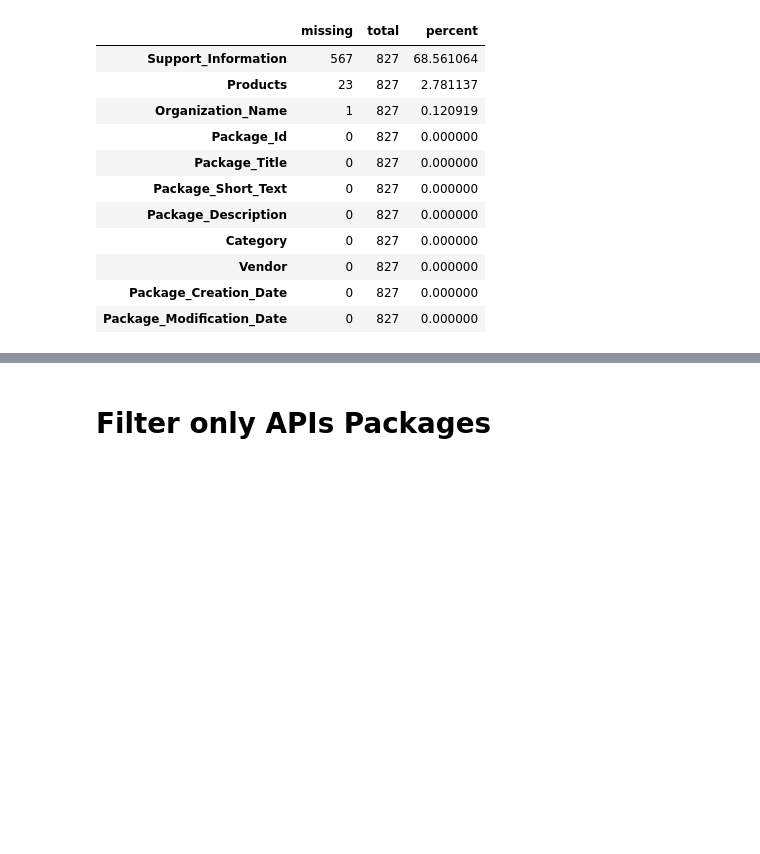
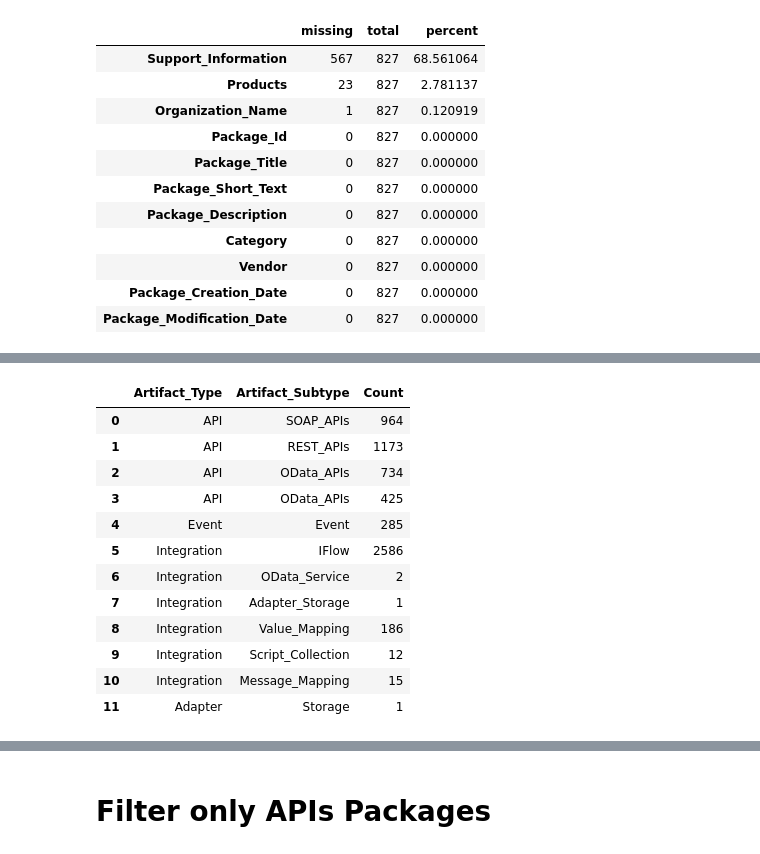
Before and after one commit to sapslcm/Git_Repository_Sudhir, a Jupyter notebook: SAP API Hub/API_Hub_API_Content_Parsing - Version 3.ipynb, the cells around one changed output, grey strips where cells are left out. Drawn from its saved outputs; the diff is of its cells as text; code cells hidden in the pictures; blank space fills up the shorter version.

Commit message:
Working code for artifact types with Manoj API

```diff
--- a/SAP API Hub/API_Hub_API_Content_Parsing - Version 3.ipynb
+++ b/SAP API Hub/API_Hub_API_Content_Parsing - Version 3.ipynb
@@ -143,0 +325,3 @@ plt.show()
+# %%
+response_artifacts = requests.get("https://api.sap.com/api/1.0/containergroup/ContentTypes?$expand=containers?$format=json")
+response_artifacts
@@ -143,0 +354,4 @@ plt.show()
+# %%
+import json
+API_Aggregation = json.loads(response_artifacts.json()['containers'][0]['aggregation'])
+API_Aggregation
@@ -143,0 +377,87 @@ plt.show()
+# %%
+df_artifacts = pd.DataFrame(columns=['Artifact_Type','Artifact_Subtype','Count'])
+# %%
+m=0
+
+# API Data -----------------------------------
+API_Aggregation = json.loads(response_artifacts.json()['containers'][0]['aggregation'])
+df_artifacts.loc[m,'Artifact_Type'] = 'API'
+df_artifacts.loc[m,'Artifact_Subtype'] = 'SOAP_APIs'
+df_artifacts.loc[m,'Count'] = API_Aggregation['ArtifactType']['API']['subType']['SOAP']['count']
+
+m=m+1
+df_artifacts.loc[m,'Artifact_Type'] = 'API'
+df_artifacts.loc[m,'Artifact_Subtype'] = 'REST_APIs'
+df_artifacts.loc[m,'Count'] = API_Aggregation['ArtifactType']['API']['subType']['REST']['count']
+
+m=m+1
+df_artifacts.loc[m,'Artifact_Type'] = 'API'
+df_artifacts.loc[m,'Artifact_Subtype'] = 'OData_APIs'
+df_artifacts.loc[m,'Count'] = API_Aggregation['ArtifactType']['API']['subType']['ODATA']['count']
+
+m=m+1
+df_artifacts.loc[m,'Artifact_Type'] = 'API'
+df_artifacts.loc[m,'Artifact_Subtype'] = 'OData_APIs'
+df_artifacts.loc[m,'Count'] = API_Aggregation['ArtifactType']['API']['subType']['ODATAV4']['count']
+
+# Event Data -----------------------------------
+Event_Aggregation = json.loads(response_artifacts.json()['containers'][1]['aggregation'])
+m=m+1
+df_artifacts.loc[m,'Artifact_Type'] = 'Event'
+df_artifacts.loc[m,'Artifact_Subtype'] = 'Event'
+df_artifacts.loc[m,'Count'] = Event_Aggregation['ArtifactType']['Event']['count']
+
+# Integration Data ----------------------------------------
+Integration_Aggregation = json.loads(response_artifacts.json()['containers'][2]['aggregation'])
+m=m+1
+df_artifacts.loc[m,'Artifact_Type'] = 'Integration'
+df_artifacts.loc[m,'Artifact_Subtype'] = 'IFlow'
+df_artifacts.loc[m,'Count'] = Integration_Aggregation['ArtifactType']['IFlow']['count']
+
+m=m+1
+df_artifacts.loc[m,'Artifact_Type'] = 'Integration'
+df_artifacts.loc[m,'Artifact_Subtype'] = 'OData_Service'
+df_artifacts.loc[m,'Count'] = Integration_Aggregation['ArtifactType']['OData Service']['count']
+
+m=m+1
+df_artifacts.loc[m,'Artifact_Type'] = 'Integration'
+df_artifacts.loc[m,'Artifact_Subtype'] = 'Adapter_Storage'
+df_artifacts.loc[m,'Count'] = Integration_Aggregation['ArtifactType']['IntegrationAdapter']['subType']['Storage']['count']
+
+m=m+1
+df_artifacts.loc[m,'Artifact_Type'] = 'Integration'
+df_artifacts.loc[m,'Artifact_Subtype'] = 'Value_Mapping'
+df_artifacts.loc[m,'Count'] = Integration_Aggregation['ArtifactType']['ValueMapping']['count']
+
+m=m+1
+df_artifacts.loc[m,'Artifact_Type'] = 'Integration'
+df_artifacts.loc[m,'Artifact_Subtype'] = 'Script_Collection'
+df_artifacts.loc[m,'Count'] = Integration_Aggregation['ArtifactType']['ScriptCollection']['count']
+
+m=m+1
+df_artifacts.loc[m,'Artifact_Type'] = 'Integration'
+df_artifacts.loc[m,'Artifact_Subtype'] = 'Message_Mapping'
+df_artifacts.loc[m,'Count'] = Integration_Aggregation['ArtifactType']['MessageMapping']['count']
+
+# Adapters ----------------------------------------
+Adapter_Aggregation = json.loads(response_artifacts.json()['containers'][3]['aggregation'])
+m=m+1
+df_artifacts.loc[m,'Artifact_Type'] = 'Adapter'
+df_artifacts.loc[m,'Artifact_Subtype'] = 'Storage'
+df_artifacts.loc[m,'Count'] = Integration_Aggregation['ArtifactType']['IntegrationAdapter']['subType']['Storage']['count']
+
+df_artifacts
+# %% [output]
+|  | Artifact_Type | Artifact_Subtype | Count |
+| 0 | API | SOAP_APIs | 964 |
+| 1 | API | REST_APIs | 1173 |
+| 2 | API | OData_APIs | 734 |
+| 3 | API | OData_APIs | 425 |
+| 4 | Event | Event | 285 |
+| 5 | Integration | IFlow | 2586 |
+| 6 | Integration | OData_Service | 2 |
+| 7 | Integration | Adapter_Storage | 1 |
+| 8 | Integration | Value_Mapping | 186 |
+| 9 | Integration | Script_Collection | 12 |
+| 10 | Integration | Message_Mapping | 15 |
+| 11 | Adapter | Storage | 1 |
```
Also changed, not shown: parts of 34 cells of this notebook.
